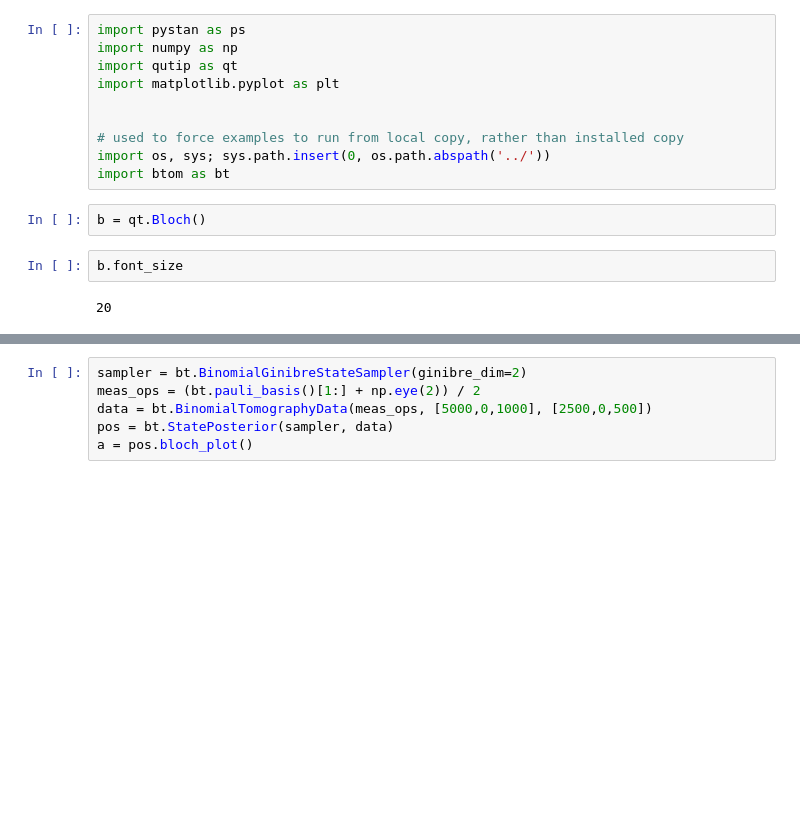
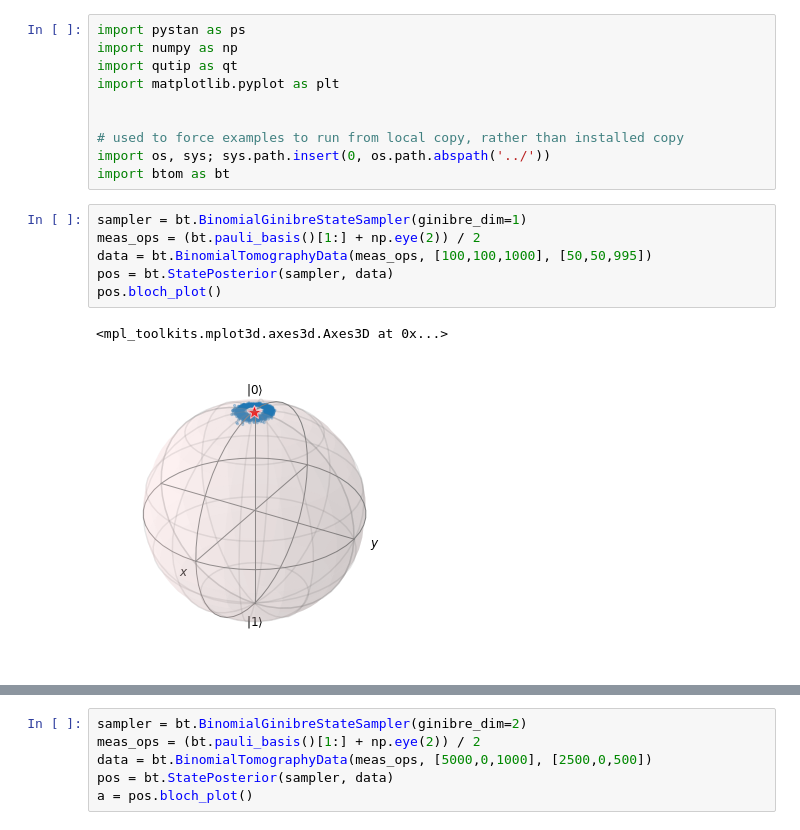
Before and after one commit to ihincks/btom, a Jupyter notebook: examples/binomial-example.ipynb, the cells around one changed output, grey strips where cells are left out. Cells and saved outputs as stored; diff of their text form; blank space fills up the shorter version.

```diff
--- a/examples/binomial-example.ipynb
+++ b/examples/binomial-example.ipynb
@@ -8,9 +8,12 @@ import matplotlib.pyplot as plt
 # used to force examples to run from local copy, rather than installed copy
 import os, sys; sys.path.insert(0, os.path.abspath('../'))
 import btom as bt
-# %%
-b = qt.Bloch()
-# %%
-b.font_size
-# %% [output]
-20
+# %%
+sampler = bt.BinomialGinibreStateSampler(ginibre_dim=1)
+meas_ops = (bt.pauli_basis()[1:] + np.eye(2)) / 2
+data = bt.BinomialTomographyData(meas_ops, [100,100,1000], [50,50,995])
+pos = bt.StatePosterior(sampler, data)
+pos.bloch_plot()
+# %% [output]
+<mpl_toolkits.mplot3d.axes3d.Axes3D at 0x...>
+[figure, added]
```
Also changed, not shown: parts of 4 cells of this notebook.
